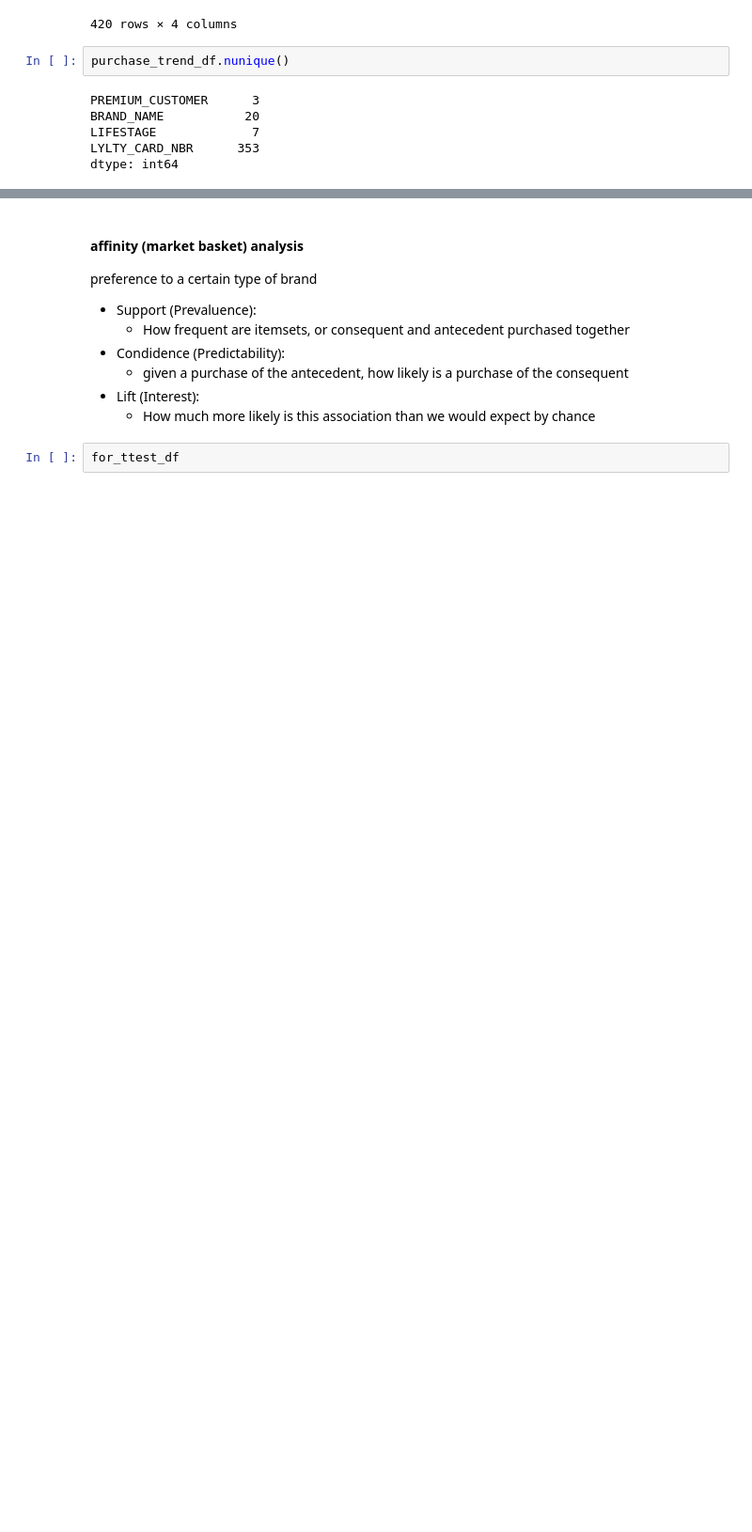
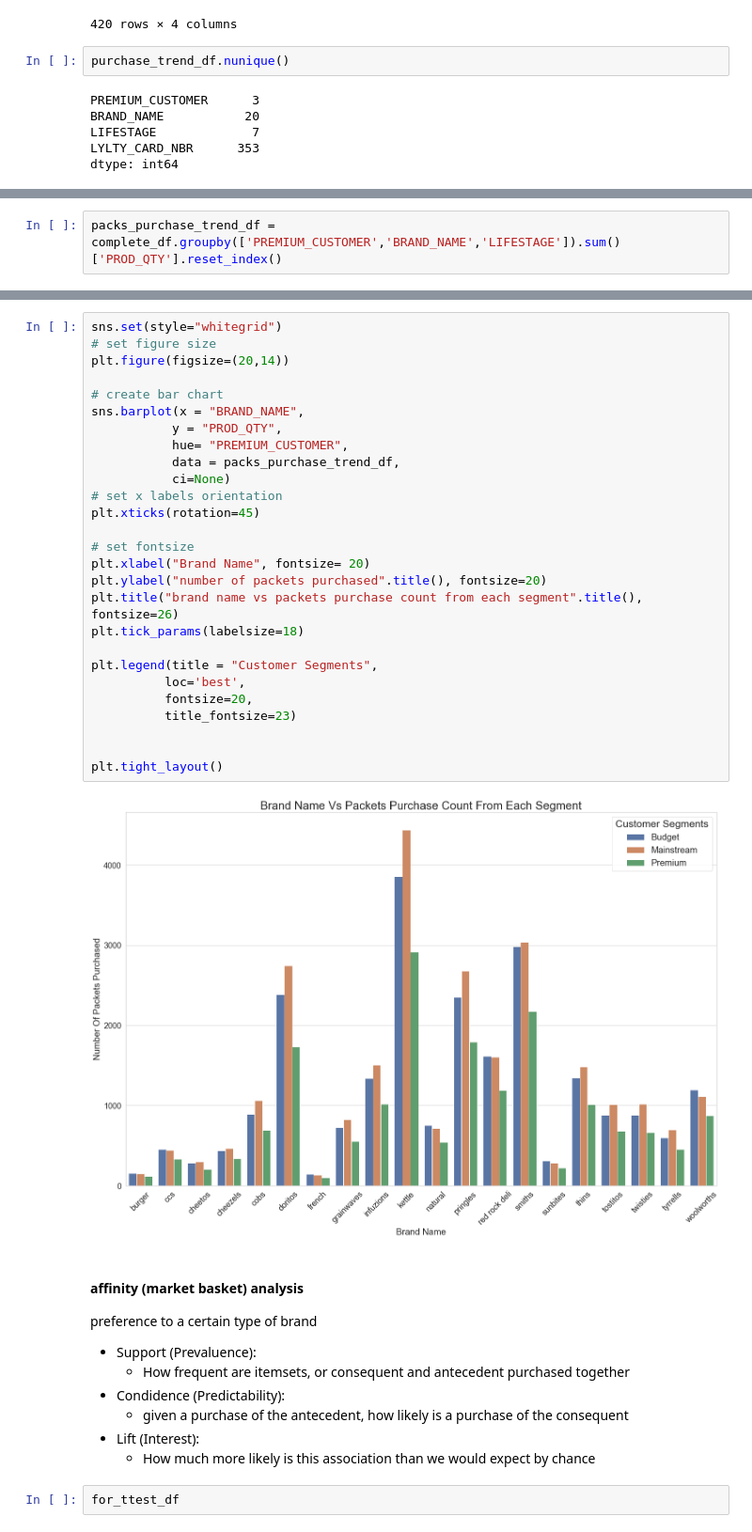
Before and after one commit to daniel8691/Quantium-virtual-internship, a Jupyter notebook: module_one_data_preparation.ipynb, the cells around one changed output, grey strips where cells are left out. Shown at 94% size. Cells and saved outputs as stored; diff of their text form; blank space fills up the shorter version.

```diff
--- a/module_one_data_preparation.ipynb
+++ b/module_one_data_preparation.ipynb
@@ -1166,0 +1169,2 @@ plt.savefig("static/analysis_pics/BrandName_vs_PurchaseCount.png")
+# %%
+packs_purchase_trend_df = complete_df.groupby(['PREMIUM_CUSTOMER','BRAND_NAME','LIFESTAGE']).sum()['PROD_QTY'].reset_index()
@@ -1167,3 +1188,32 @@ plt.savefig("static/analysis_pics/BrandName_vs_PurchaseCount.png")
+# %%
+sns.set(style="whitegrid")
+# set figure size
+plt.figure(figsize=(20,14))
+
+# create bar chart
+sns.barplot(x = "BRAND_NAME",
+           y = "PROD_QTY",
+           hue= "PREMIUM_CUSTOMER",
+           data = packs_purchase_trend_df,
+           ci=None)
+# set x labels orientation
+plt.xticks(rotation=45)
+
+# set fontsize
+plt.xlabel("Brand Name", fontsize= 20)
+plt.ylabel("number of packets purchased".title(), fontsize=20)
+plt.title("brand name vs packets purchase count from each segment".title(), fontsize=26)
+plt.tick_params(labelsize=18)
+
+plt.legend(title = "Customer Segments",
+          loc='best',
+          fontsize=20,
+          title_fontsize=23)
+
+
+plt.tight_layout()
+# %% [output]
+[figure, added]
 # %% [markdown]
 #### affinity (market basket) analysis
 preference to a certain type of brand
```
Also changed, not shown: parts of 8 cells of this notebook, 1 other file.
